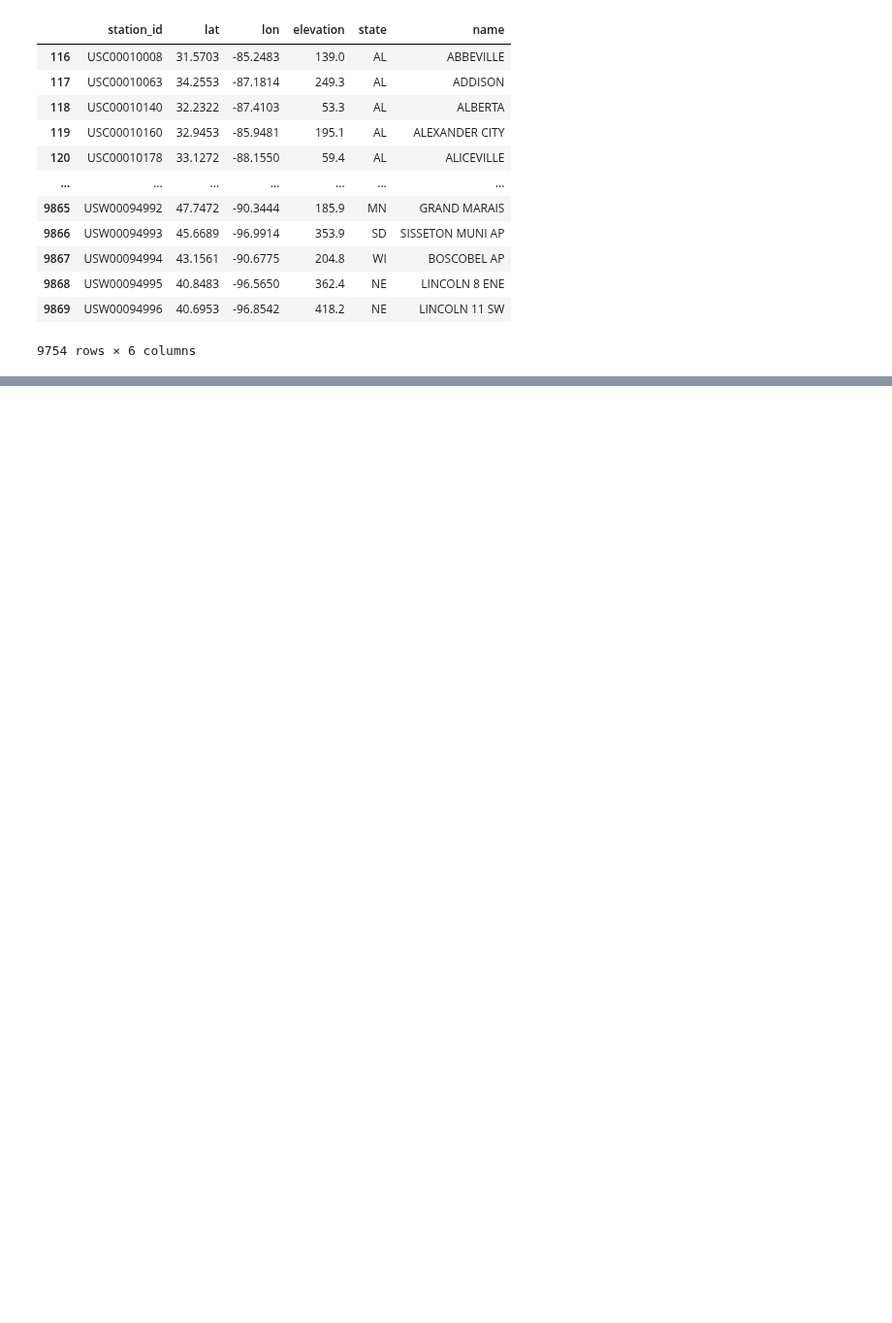
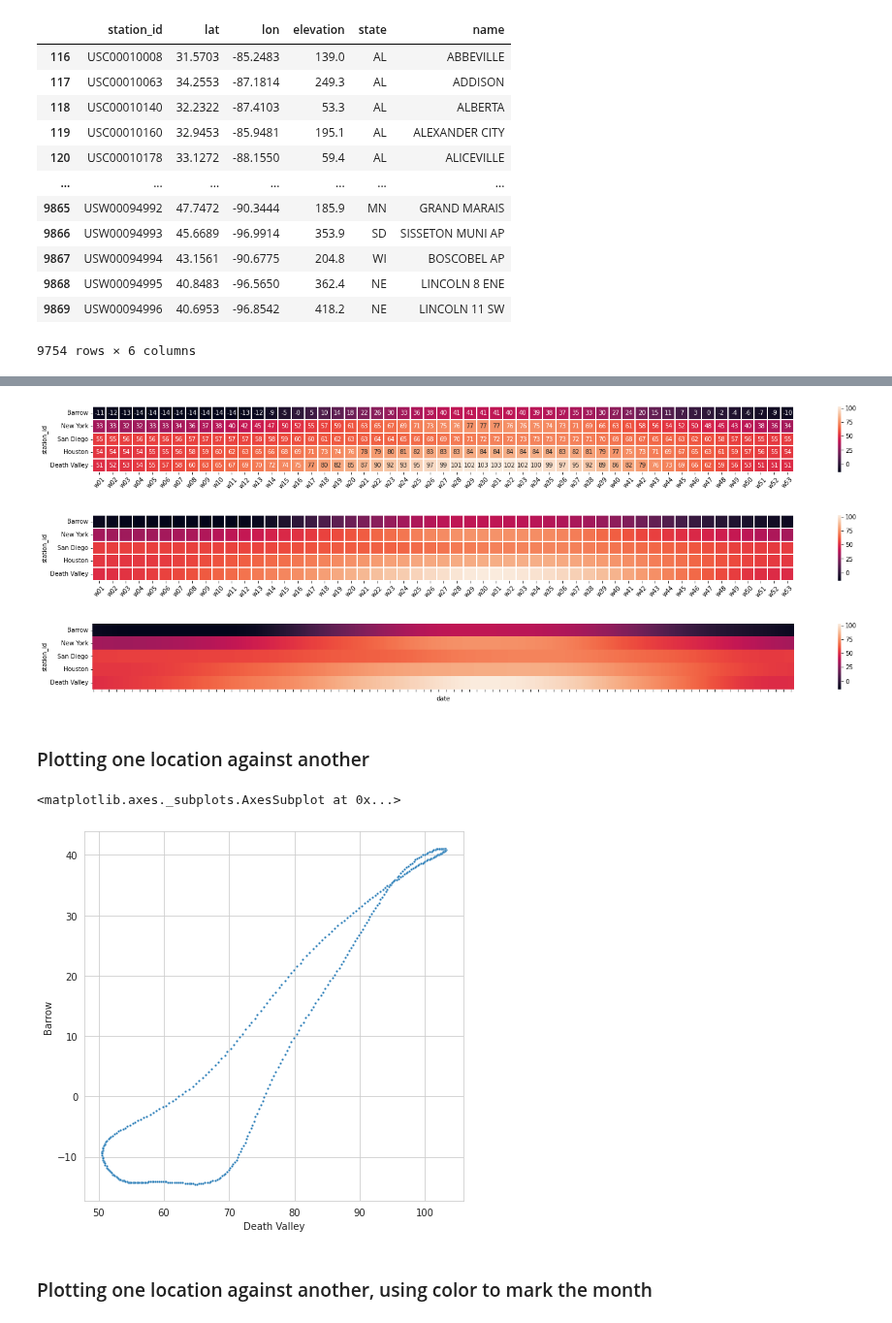
Before and after one commit to ipeirotis/dealing_with_data, a Jupyter notebook: 08-Visualization/Visualization_Examples-NCDC_Normals.ipynb, the cells around one changed output, grey strips where cells are left out. Shown at 97% size. Saved outputs shown, nothing was run; the diff lists cells and outputs as text; code cells hidden in the pictures; blank space fills up the shorter version.

```diff
--- a/08-Visualization/Visualization_Examples-NCDC_Normals.ipynb
+++ b/08-Visualization/Visualization_Examples-NCDC_Normals.ipynb
@@ -112,8 +16,17 @@ import pandas as pd
 # %%
+# Read the file directly from the URL. If it is a "Fixed Width File", so we use the .read_fwf command
 stations = pd.read_fwf('https://www1.ncdc.noaa.gov/pub/data/normals/1981-2010/station-inventories/allstations.txt', header=None)
+
+# From the README, we know the meaning of the different columns
 stations.columns = ['station_id', 'lat', 'lon', 'elevation', 'state', 'name', 'is_GSN_station', 'is_HCN_station', 'WMO_number' ]
+
+# We drop unecessary columns
 stations = stations.drop(['is_GSN_station', 'is_HCN_station', 'WMO_number'], axis='columns')
-stations = stations[ stations["station_id"].str.startswith("US")]
+
+# We only keep stations located in the US
+condition = stations["station_id"].str.startswith("US")
+stations = stations[ condition ]
+
 stations
 # %% [output]
 |  | station_id | lat | lon | elevation | state | name |
@@ -180,0 +103,4 @@ See the caveats in the documentation: https://pandas.pydata.org/pandas-docs/stab
+# %%
+# Keep only the data for the selected stations
+data = df[ df['station_id'].isin(list_stations.keys()) ].sort_values(['station_id','date'])
+data
@@ -180,0 +123,12 @@ See the caveats in the documentation: https://pandas.pydata.org/pandas-docs/stab
+# %%
+# Create a pivot table with the stations as columns
+pivot = data.pivot_table(
+    index="date",
+    columns="station_id",
+    values="temperature"
+)
+
+# Change the name of the columns to use the friendly names
+pivot.rename(list_stations, axis="columns", inplace=True)
+
+pivot
@@ -180,0 +205,46 @@ See the caveats in the documentation: https://pandas.pydata.org/pandas-docs/stab
+# %%
+# We now change the granularity to weekly and re-plot
+
+plt.figure(figsize=(26,2))
+heatmap = pivot.resample("1W").mean()
+heatmap.index = [f'w{i:02.0f}' for i in range(1,54)]
+heatmap = heatmap[locations]
+g = sns.heatmap(heatmap.T, annot=True, fmt="2.0f", linewidths=1)
+g.set_yticklabels(g.get_yticklabels(),rotation=0)
+g.set_xticklabels(g.get_xticklabels(),rotation=45)
+pass
+# %% [output]
+[figure, added]
+# %%
+# Removing the annotations for the weekly
+plt.figure(figsize=(26,2))
+g = sns.heatmap(heatmap.T, linewidths=1)
+g.set_yticklabels(g.get_yticklabels(),rotation=0)
+g.set_xticklabels(g.get_xticklabels(),rotation=45)
+pass
+# %% [output]
+[figure, added]
+# %%
+# Reploting daily values. We remove the white lines by removing the
+# option ("linewidths=1")
+plt.figure(figsize=(26,2))
+heatmap = pivot
+heatmap = heatmap[locations]
+g = sns.heatmap(heatmap.T)
+g.set_yticklabels(g.get_yticklabels(),rotation=0)
+g.set(xticklabels=[])
+pass
+# %% [output]
+[figure, added]
+# %% [markdown]
+### Plotting one location against another
+# %%
+fig, ax = plt.subplots(figsize=(7,7))
+sns.set_style("whitegrid")
+
+sns.scatterplot(data=pivot, x="Death Valley", y="Barrow", s=5)
+# %% [output]
+<matplotlib.axes._subplots.AxesSubplot at 0x...>
+[figure, added]
+# %% [markdown]
+### Plotting one location against another, using color to mark the month
```
Also changed, not shown: parts of 44 cells of this notebook.
